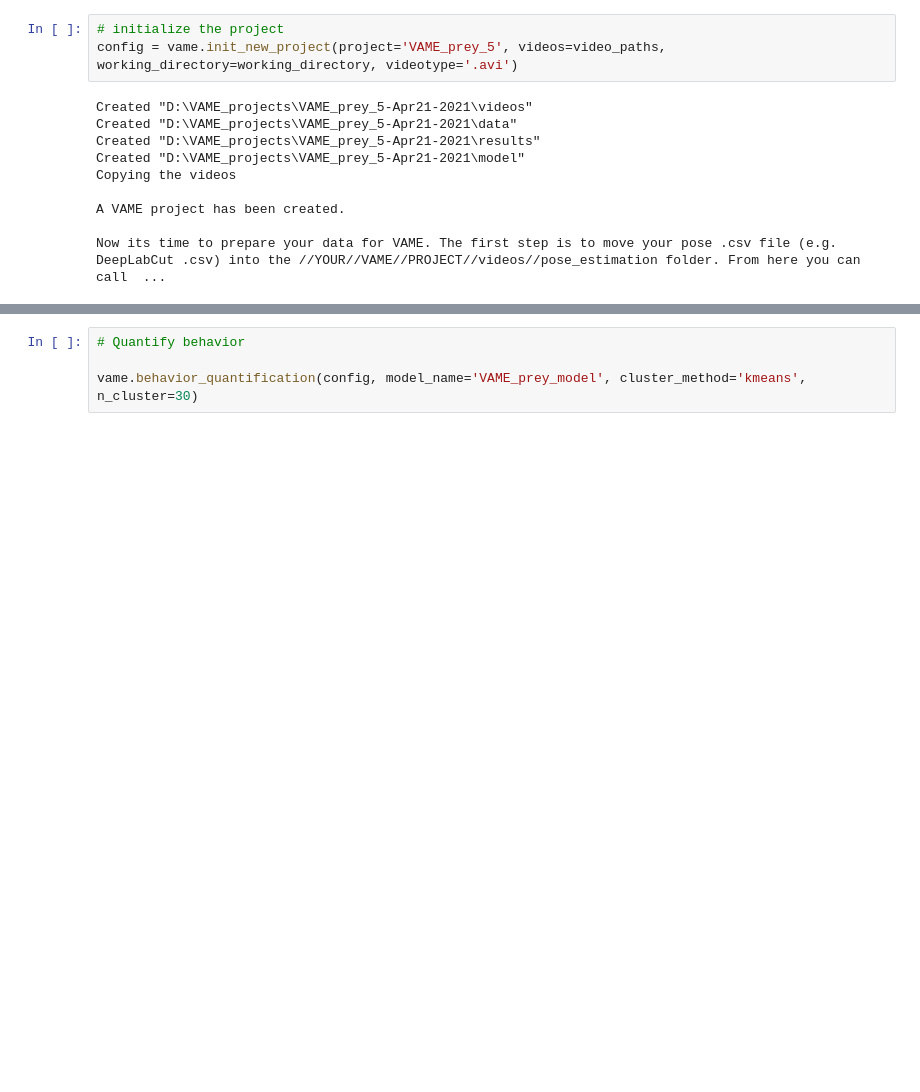
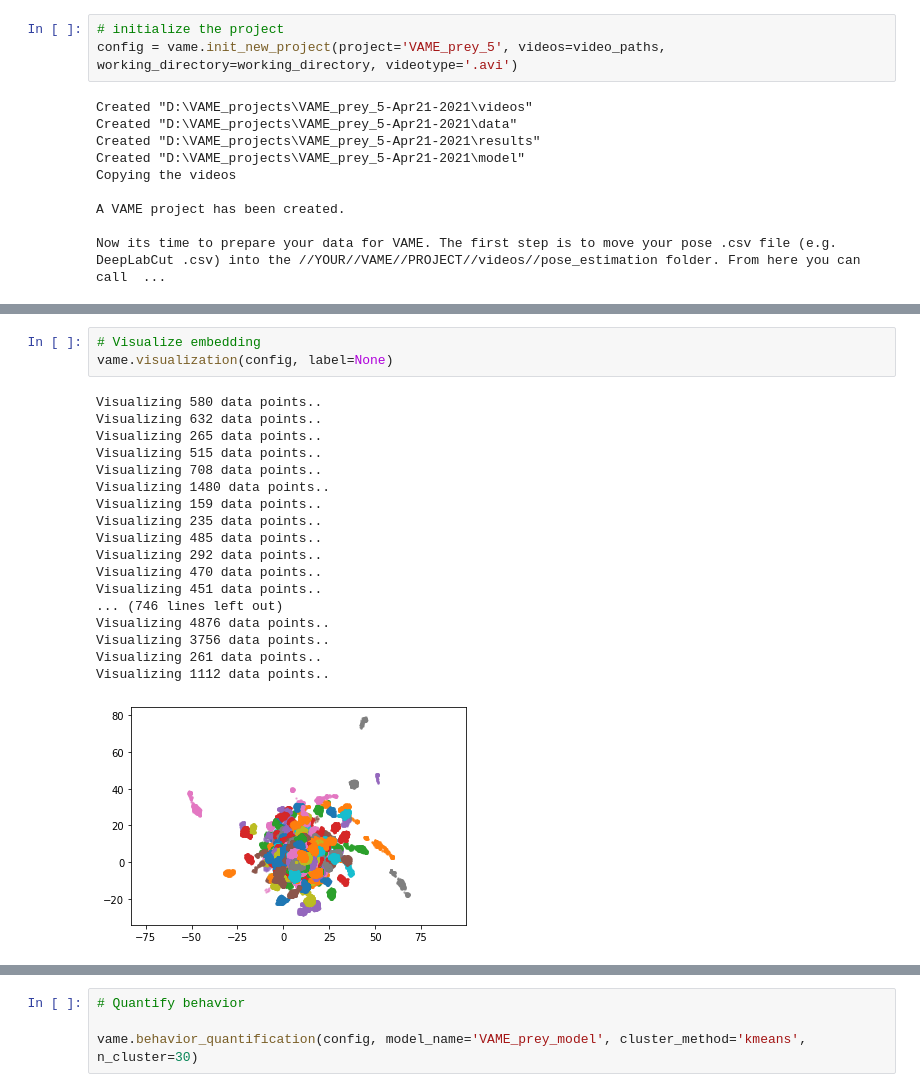
Before and after one commit to drguggiana/prey_capture, a Jupyter notebook: VAME_label_train_evaluate.ipynb, the cells around one changed output, grey strips where cells are left out. Cells and saved outputs as stored; diff of their text form; blank space fills up the shorter version.

```diff
--- a/VAME_label_train_evaluate.ipynb
+++ b/VAME_label_train_evaluate.ipynb
@@ -159,0 +162,22 @@ Segmentation for file 11_11_2019_00_41_27_miniscope_DG_190806_a_fail_nomini...
+# %%
+# Visualize embedding
+vame.visualization(config, label=None)
+# %% [output]
+Visualizing 580 data points..
+Visualizing 632 data points..
+Visualizing 265 data points..
+Visualizing 515 data points..
+Visualizing 708 data points..
+Visualizing 1480 data points..
+Visualizing 159 data points..
+Visualizing 235 data points..
+Visualizing 485 data points..
+Visualizing 292 data points..
+Visualizing 470 data points..
+Visualizing 451 data points..
+... (746 lines left out)
+Visualizing 4876 data points..
+Visualizing 3756 data points..
+Visualizing 261 data points..
+Visualizing 1112 data points..
+[figure, added]
```
Also changed, not shown: parts of 5 cells of this notebook, 4 other files.
